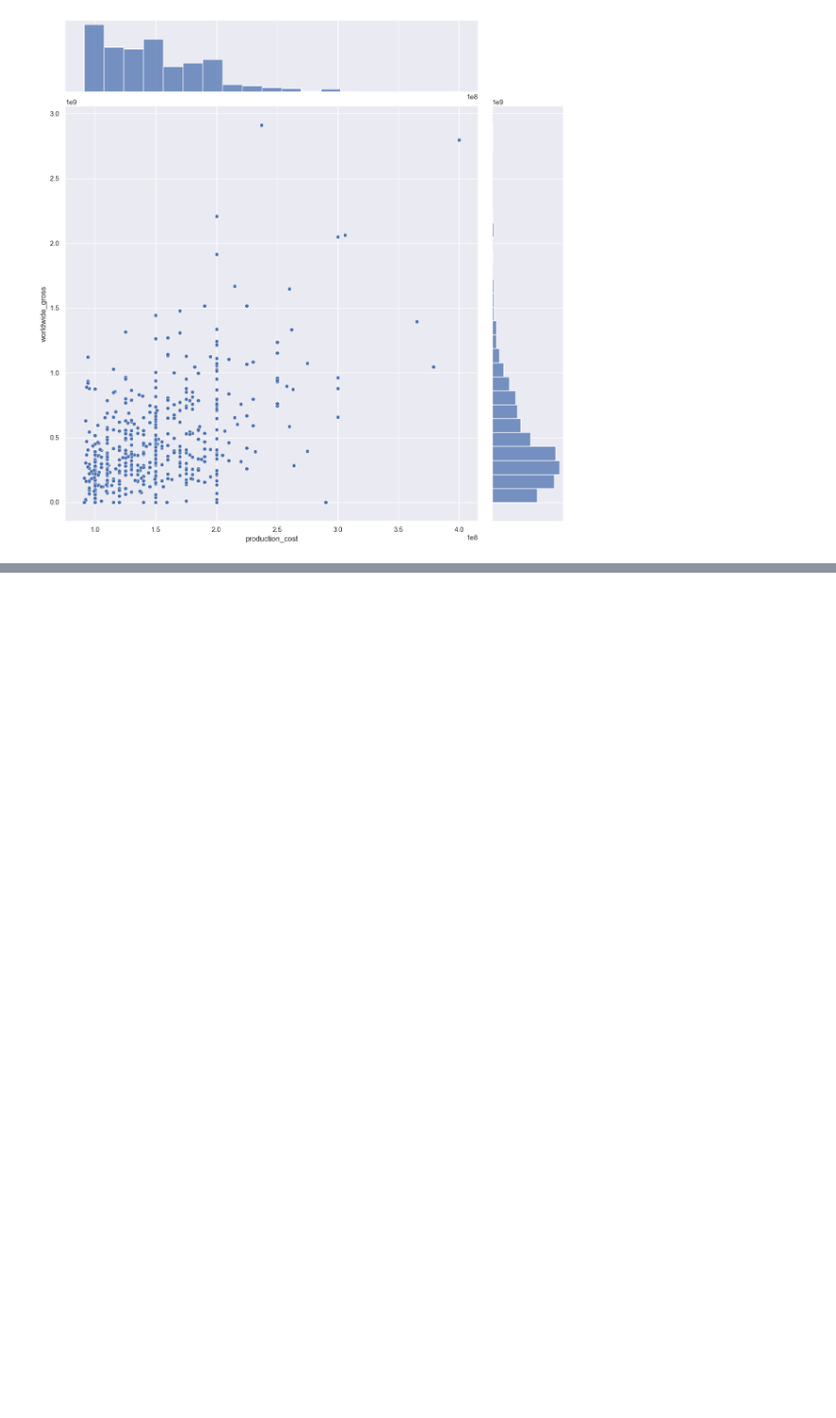
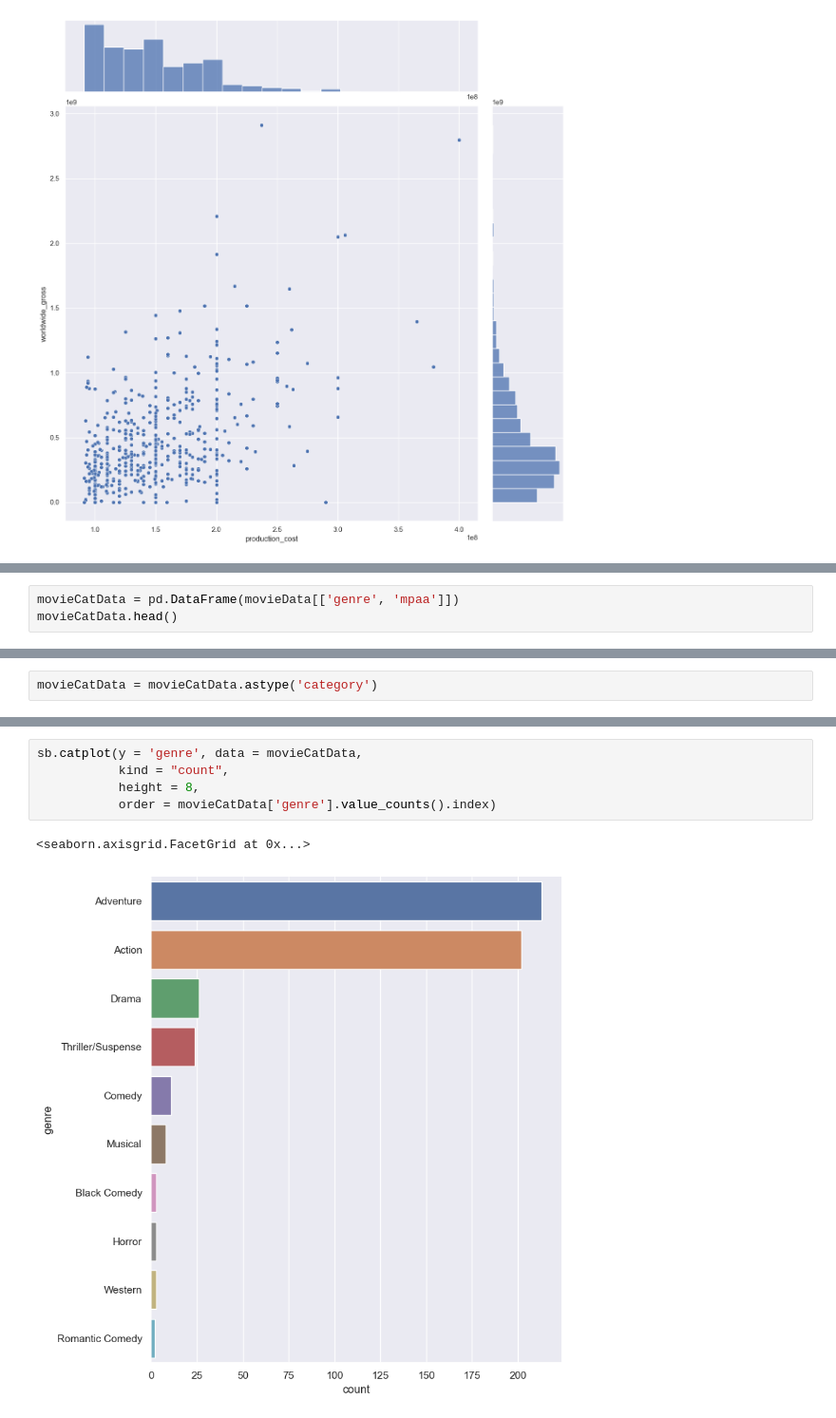
Before and after one commit to emonemoboiii/SC1015-Project-C126-Team1, a Jupyter notebook: Predicting Movie Budget Project.ipynb, the cells around one changed output, grey strips where cells are left out. Shown at 95% size. Cells and saved outputs as stored; diff of their text form; blank space fills up the shorter version.

```diff
--- a/Predicting Movie Budget Project.ipynb
+++ b/Predicting Movie Budget Project.ipynb
@@ -119,0 +145,3 @@ jointDFruntime.corr()
+# %%
+movieCatData = pd.DataFrame(movieData[['genre', 'mpaa']])
+movieCatData.head()
@@ -119,0 +155,2 @@ jointDFruntime.corr()
+# %%
+movieCatData = movieCatData.astype('category')
@@ -119,0 +195,8 @@ jointDFruntime.corr()
+# %%
+sb.catplot(y = 'genre', data = movieCatData,
+           kind = "count",
+           height = 8,
+           order = movieCatData['genre'].value_counts().index)
+# %% [output]
+<seaborn.axisgrid.FacetGrid at 0x...>
+[figure, added]
```
Also changed, not shown: parts of 17 cells of this notebook.
